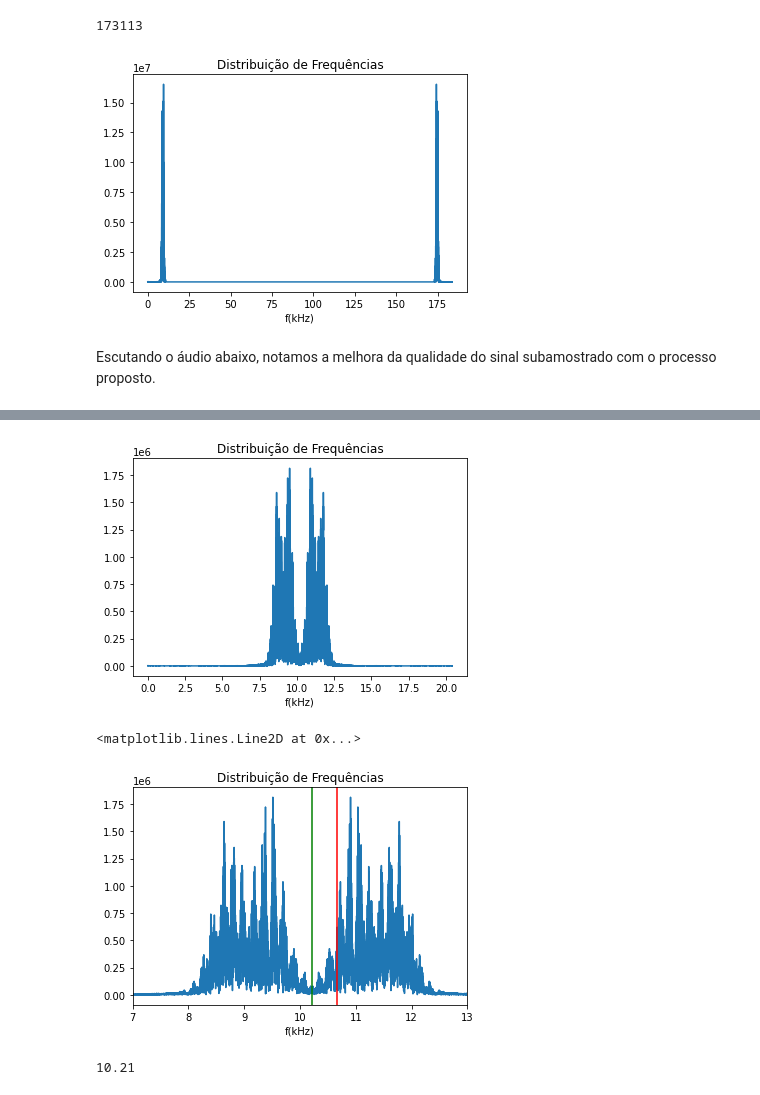
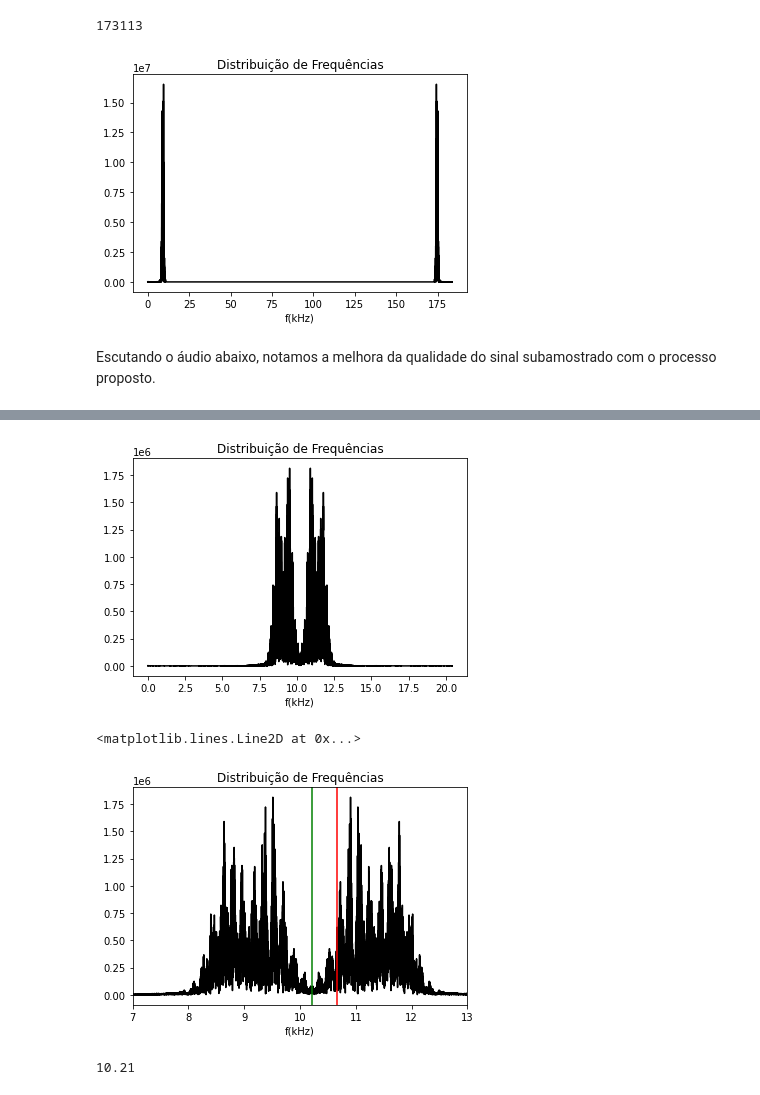
Before and after one commit to AlefeTiago/signal_systems_projects, a Jupyter notebook: Exp01.ipynb, the cells around one changed output, grey strips where cells are left out. Drawn from its saved outputs; the diff is of its cells as text; code cells hidden in the pictures.

```diff
--- a/Exp01.ipynb
+++ b/Exp01.ipynb
@@ -117,11 +117,11 @@ signal_fft_zerado[int(fs_nova*2):(fft_grilo.size-int(fs_nova*2))]=0
 frequencias_sub = np.arange(fft_grilo.size)/10**3
 amplitudes_sub_zer = np.abs(signal_fft_zerado)
 
-plt.plot(frequencias_sub,amplitudes_sub_zer);
+plt.plot(frequencias_sub,amplitudes_sub_zer,c='black');
 plt.title('Distribuição de Frequências')
 plt.xlabel('f(kHz)');
 # %% [output]
-[figure, old version]
+[figure, new version]
 # %%
 ##RECUPERANDO O SINAL PARA A SUBAMOSTRAGEM
 
@@ -144,26 +144,26 @@ fft_grilo_sub_fim=sci.fft.fft(signal_recup_sub)
 frequencias_sub_fim = np.arange(fft_grilo_sub_fim.size)/10**3
 amplitudes_sub_fim = np.abs(fft_grilo_sub_fim)
 
-plt.plot(frequencias_sub_fim,amplitudes_sub_fim);
+plt.plot(frequencias_sub_fim,amplitudes_sub_fim,c='black');
 plt.title('Distribuição de Frequências')
 plt.xlabel('f(kHz)');
 # %% [output]
-[figure, old version]
+[figure, new version]
 # %%
 fft_grilo_sub_fim=sci.fft.fft(signal_recup_sub)
 
 frequencias_sub_fim = np.arange(fft_grilo_sub_fim.size)/10**3
 amplitudes_sub_fim = np.abs(fft_grilo_sub_fim)
 
-plt.plot(frequencias_sub_fim,amplitudes_sub_fim);
+plt.plot(frequencias_sub_fim,amplitudes_sub_fim,c='black');
 plt.title('Distribuição de Frequências')
 plt.xlabel('f(kHz)');
 plt.xlim((7,13))
 plt.axvline((len(frequencias_sub_fim)/2)/1000,c='g')
 plt.axvline((fs_nova*2/1000),c='r')
 # %% [output]
 <matplotlib.lines.Line2D at 0x...>
-[figure, old version]
+[figure, new version]
 # %%
 len(frequencias_sub_fim)/2/1000
 # %% [output]
```
Also changed, not shown: parts of 6 cells of this notebook.
